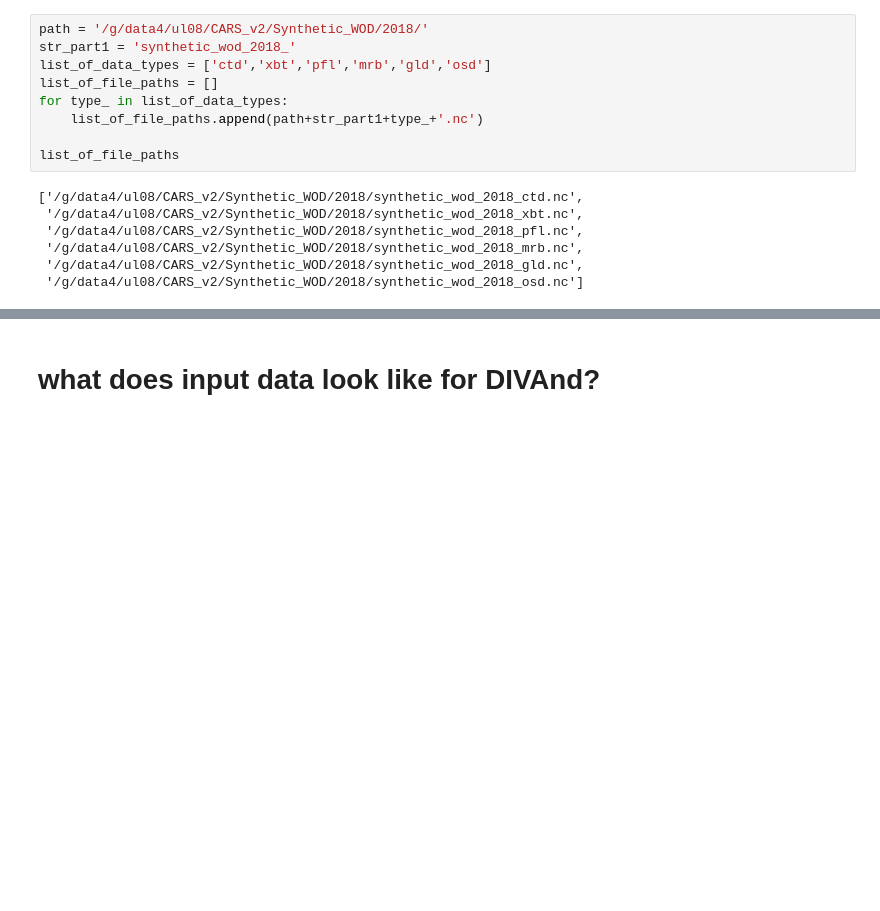
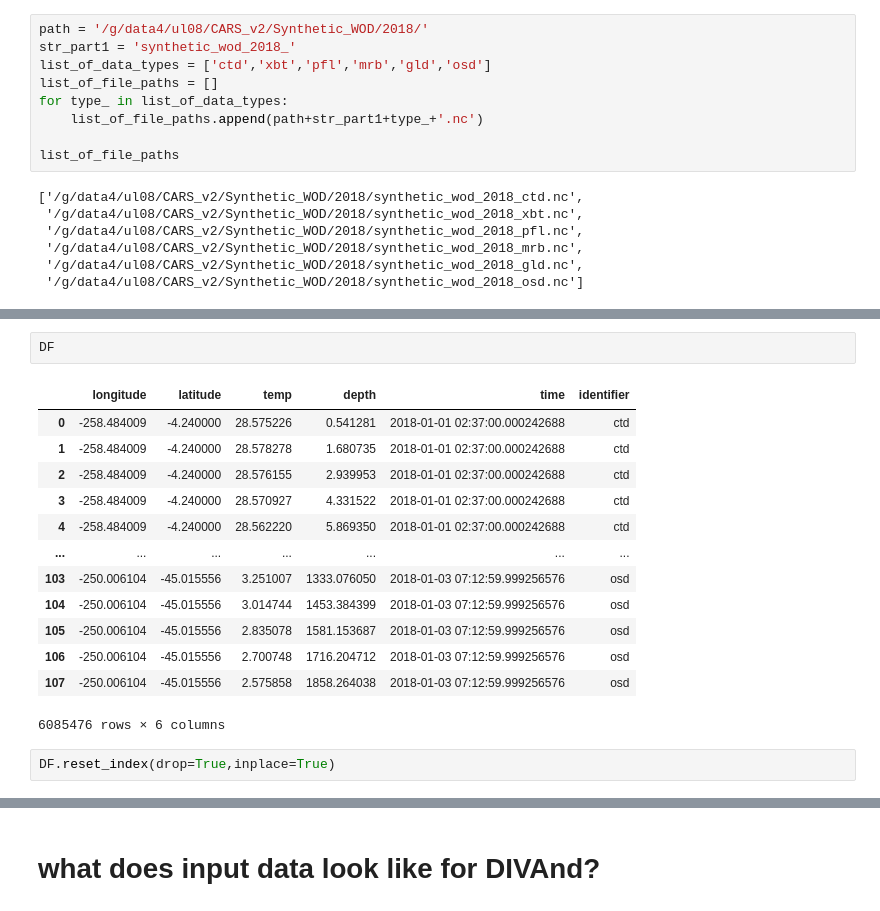
Before and after one commit to CARSv2/cars-v2, a Jupyter notebook: notebooks/Synthetic_WOD-explore-prep-TSM.ipynb, the cells around one changed output, grey strips where cells are left out. Saved outputs shown, nothing was run; the diff lists cells and outputs as text; blank space fills up the shorter version.

```diff
--- a/notebooks/Synthetic_WOD-explore-prep-TSM.ipynb
+++ b/notebooks/Synthetic_WOD-explore-prep-TSM.ipynb
@@ -166,0 +247,18 @@ xr.open_dataset(list_of_file_paths[4]).to_dataframe().reset_index(level=0).reset
+# %%
+DF
+# %% [output]
+|  | longitude | latitude | temp | depth | time | identifier |
+| 0 | -258.484009 | -4.240000 | 28.575226 | 0.541281 | 2018-01-01 02:37:00.000242688 | ctd |
+| 1 | -258.484009 | -4.240000 | 28.578278 | 1.680735 | 2018-01-01 02:37:00.000242688 | ctd |
+| 2 | -258.484009 | -4.240000 | 28.576155 | 2.939953 | 2018-01-01 02:37:00.000242688 | ctd |
+| 3 | -258.484009 | -4.240000 | 28.570927 | 4.331522 | 2018-01-01 02:37:00.000242688 | ctd |
+| 4 | -258.484009 | -4.240000 | 28.562220 | 5.869350 | 2018-01-01 02:37:00.000242688 | ctd |
+| ... | ... | ... | ... | ... | ... | ... |
+| 103 | -250.006104 | -45.015556 | 3.251007 | 1333.076050 | 2018-01-03 07:12:59.999256576 | osd |
+| 104 | -250.006104 | -45.015556 | 3.014744 | 1453.384399 | 2018-01-03 07:12:59.999256576 | osd |
+| 105 | -250.006104 | -45.015556 | 2.835078 | 1581.153687 | 2018-01-03 07:12:59.999256576 | osd |
+| 106 | -250.006104 | -45.015556 | 2.700748 | 1716.204712 | 2018-01-03 07:12:59.999256576 | osd |
+| 107 | -250.006104 | -45.015556 | 2.575858 | 1858.264038 | 2018-01-03 07:12:59.999256576 | osd |
+6085476 rows × 6 columns
+# %%
+DF.reset_index(drop=True,inplace=True)
```
Also changed, not shown: parts of 26 cells of this notebook.
